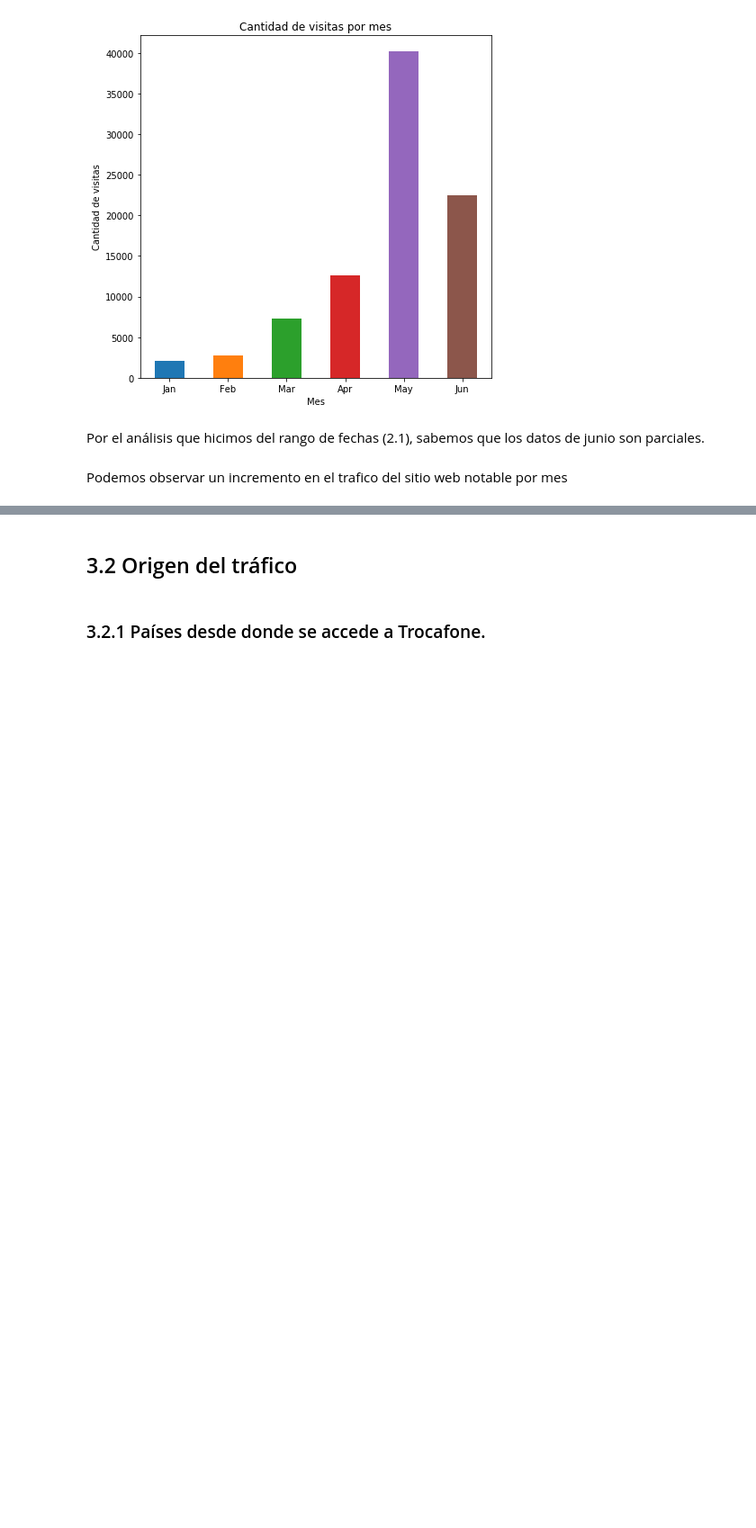
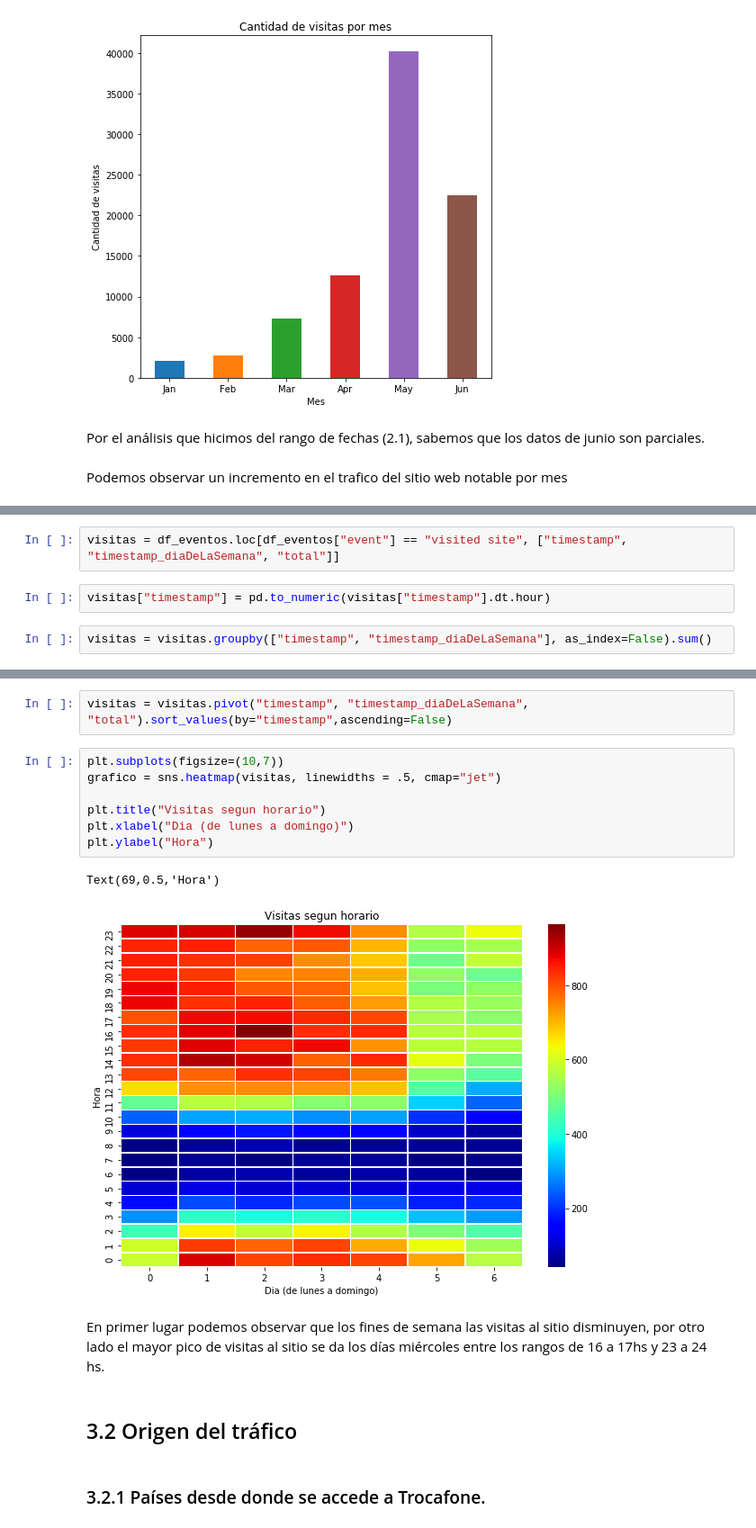
Before and after one commit to lituarte/Datos-TP1, a Jupyter notebook: Informe.ipynb, the cells around one changed output, grey strips where cells are left out. Shown at 90% size. Drawn from its saved outputs; the diff is of its cells as text; blank space fills up the shorter version.

```diff
--- a/Informe.ipynb
+++ b/Informe.ipynb
@@ -221,0 +224,6 @@ Podemos observar un incremento en el trafico del sitio web notable por mes
+# %%
+visitas = df_eventos.loc[df_eventos["event"] == "visited site", ["timestamp", "timestamp_diaDeLaSemana", "total"]]
+# %%
+visitas["timestamp"] = pd.to_numeric(visitas["timestamp"].dt.hour)
+# %%
+visitas = visitas.groupby(["timestamp", "timestamp_diaDeLaSemana"], as_index=False).sum()
@@ -222,3 +239,17 @@ Podemos observar un incremento en el trafico del sitio web notable por mes
+# %%
+visitas = visitas.pivot("timestamp", "timestamp_diaDeLaSemana", "total").sort_values(by="timestamp",ascending=False)
+# %%
+plt.subplots(figsize=(10,7))
+grafico = sns.heatmap(visitas, linewidths = .5, cmap="jet")
+
+plt.title("Visitas segun horario")
+plt.xlabel("Dia (de lunes a domingo)")
+plt.ylabel("Hora")
+# %% [output]
+Text(69,0.5,'Hora')
+[figure, added]
+# %% [markdown]
+En primer lugar podemos observar que los fines de semana las visitas al sitio disminuyen, por otro lado el mayor pico de visitas al sitio se da los días miércoles entre los rangos de 16 a 17hs y 23 a 24 hs.
 # %% [markdown]
 ## 3.2 Origen del tráfico
 # %% [markdown]
```
Also changed, not shown: parts of 43 cells of this notebook.
